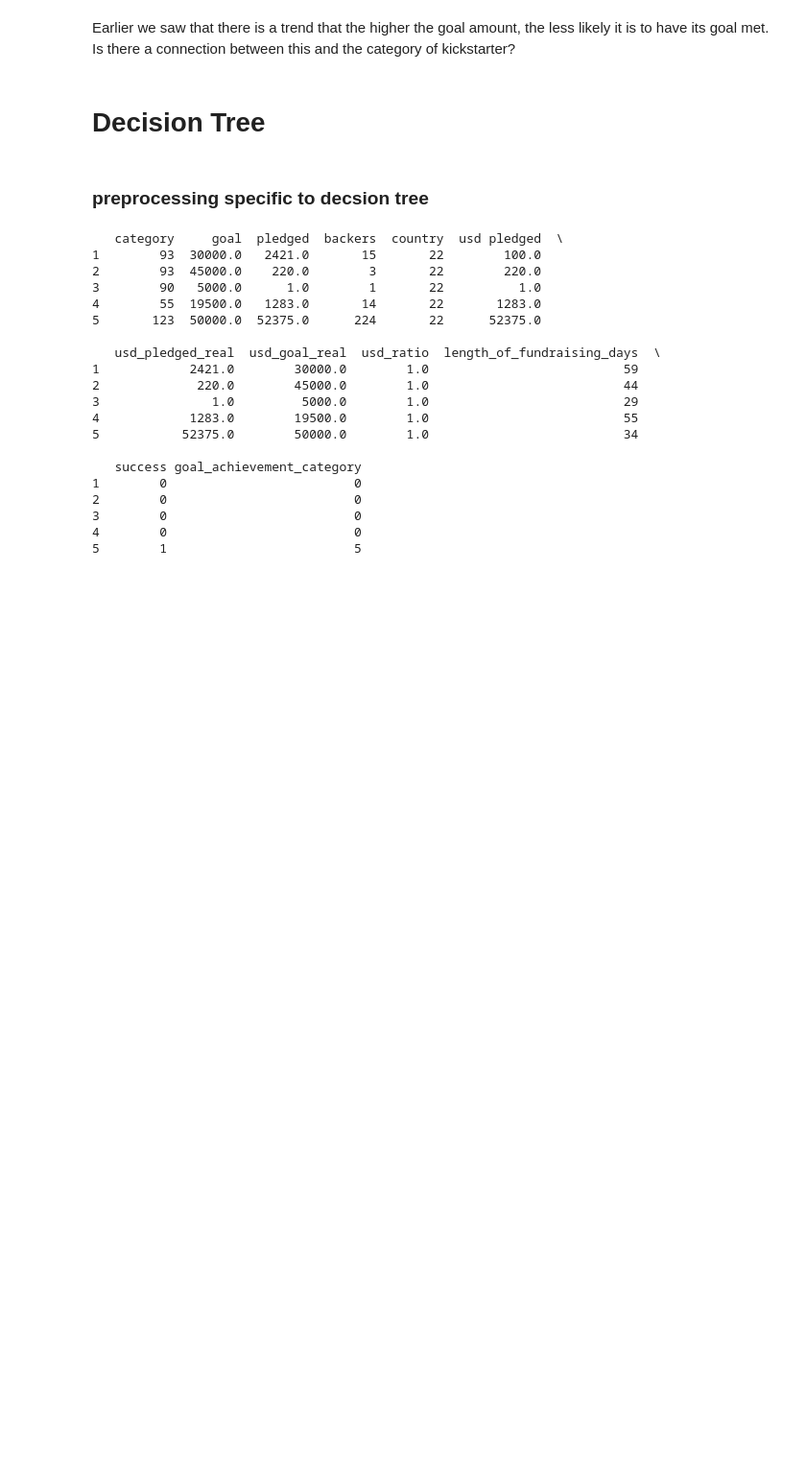
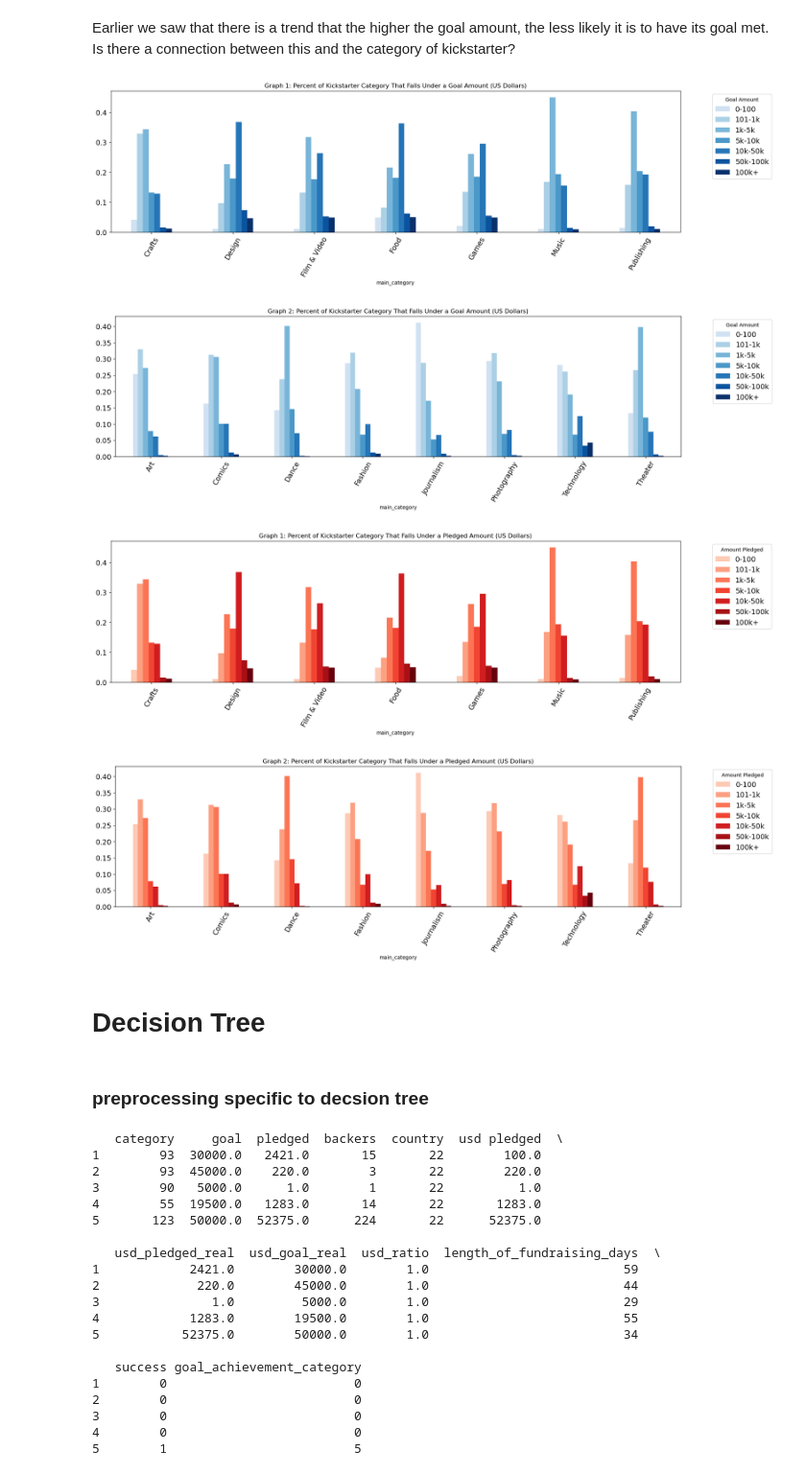
Before and after one commit to connor-bennett/Proejct-Two, a Jupyter notebook: KickStarter.ipynb, the cells around one changed output. Shown: that part at 96% size. Cells and saved outputs as stored; diff of their text form; code cells hidden in the pictures; blank space fills up the shorter version.

Commit message:
removed duplicated graphs for percent of kickstarter category

```diff
--- a/KickStarter.ipynb
+++ b/KickStarter.ipynb
@@ -196,7 +196,7 @@ memory usage: 52.7+ MB
 # %% [markdown]
 Earlier we saw that there is a trend that the higher the goal amount, the less likely it is to have its goal met. Is there a connection between this and the category of kickstarter?
 # %%
-ggroup_1 = df['main_category'].unique()[:7]  # First 7 groups
+group_1 = df['main_category'].unique()[:7]  # First 7 groups
 group_2 = df['main_category'].unique()[7:]  # Remaining 8 groups
 
 
@@ -233,63 +233,38 @@ cmap = plt.cm.Reds
 colors = [cmap(start + (i / (len(ct1.columns) - 1)) * (end - start)) for i in range(len(ct1.columns))]
 
 
 # First graph
 ct1.plot.bar(figsize=(20,5), rot=60, color=colors, fontsize=14)
 plt.legend(bbox_to_anchor=(1.05, 1), loc='upper left', fontsize=14, title="Amount Pledged")
 plt.title('Graph 1: Percent of Kickstarter Category That Falls Under a Pledged Amount (US Dollars)');
 
 
 # Second graph
 ct2.plot.bar(figsize=(20,5), rot=60, color=colors, fontsize=14)
 plt.legend(bbox_to_anchor=(1.05, 1), loc='upper left', fontsize=14, title="Amount Pledged")
 plt.title('Graph 2: Percent of Kickstarter Category That Falls Under a Pledged Amount (US Dollars)');
 roup_1 = df['main_category'].unique()[:7]  # First 7 groups
 group_2 = df['main_category'].unique()[7:]  # Remaining 8 groups
 
 
 df_group_1 = df[df['main_category'].isin(group_1)]
 df_group_2 = df[df['main_category'].isin(group_2)]
 
 
 #creating crosstabs
 ct1 = pd.crosstab(df_group_1['main_category'], df_group_1['goal_bins'], normalize='index')
 ct2 = pd.crosstab(df_group_2['main_category'], df_group_2['pledged_bins'], normalize='index')
 
 
 # creating color gradient for crosstab
 cmap = plt.cm.Blues
 start, end = 0.2, 1.0
 colors = [cmap(start + (i / (len(ct1.columns) - 1)) * (end - start)) for i in range(len(ct1.columns))]
-
-
-# Graph has several categories on the x-axis, therefore it is being split into two graphs, one with the first half and the other with the second
-# First graph
-ct1.plot.bar(figsize=(20,5), rot=60, color=colors, fontsize=14)
-plt.legend(bbox_to_anchor=(1.05, 1), loc='upper left', fontsize=14, title="Goal Amount")
-plt.title('Graph 1: Percent of Kickstarter Category That Falls Under a Goal Amount (US Dollars)');
-
-
-# Second graph
-ct2.plot.bar(figsize=(20,5), rot=60, color=colors, fontsize=14)
-plt.legend(bbox_to_anchor=(1.05, 1), loc='upper left', fontsize=14, title="Goal Amount")
-plt.title('Graph 2: Percent of Kickstarter Category That Falls Under a Goal Amount (US Dollars)');
-
-
-# Repeating the above but for pledged amount rather than goal amount
-cmap = plt.cm.Reds
-colors = [cmap(start + (i / (len(ct1.columns) - 1)) * (end - start)) for i in range(len(ct1.columns))]
-
-
-# First graph
-ct1.plot.bar(figsize=(20,5), rot=60, color=colors, fontsize=14)
-plt.legend(bbox_to_anchor=(1.05, 1), loc='upper left', fontsize=14, title="Amount Pledged")
-plt.title('Graph 1: Percent of Kickstarter Category That Falls Under a Pledged Amount (US Dollars)');
-
-
-# Second graph
-ct2.plot.bar(figsize=(20,5), rot=60, color=colors, fontsize=14)
-plt.legend(bbox_to_anchor=(1.05, 1), loc='upper left', fontsize=14, title="Amount Pledged")
-plt.title('Graph 2: Percent of Kickstarter Category That Falls Under a Pledged Amount (US Dollars)');
+# %% [output]
+[figure, added]
+[figure, added]
+[figure, added]
+[figure, added]
 # %% [markdown]
 # Decision Tree
 # %% [markdown]
```
Also changed, not shown: parts of 1 cell of this notebook.
